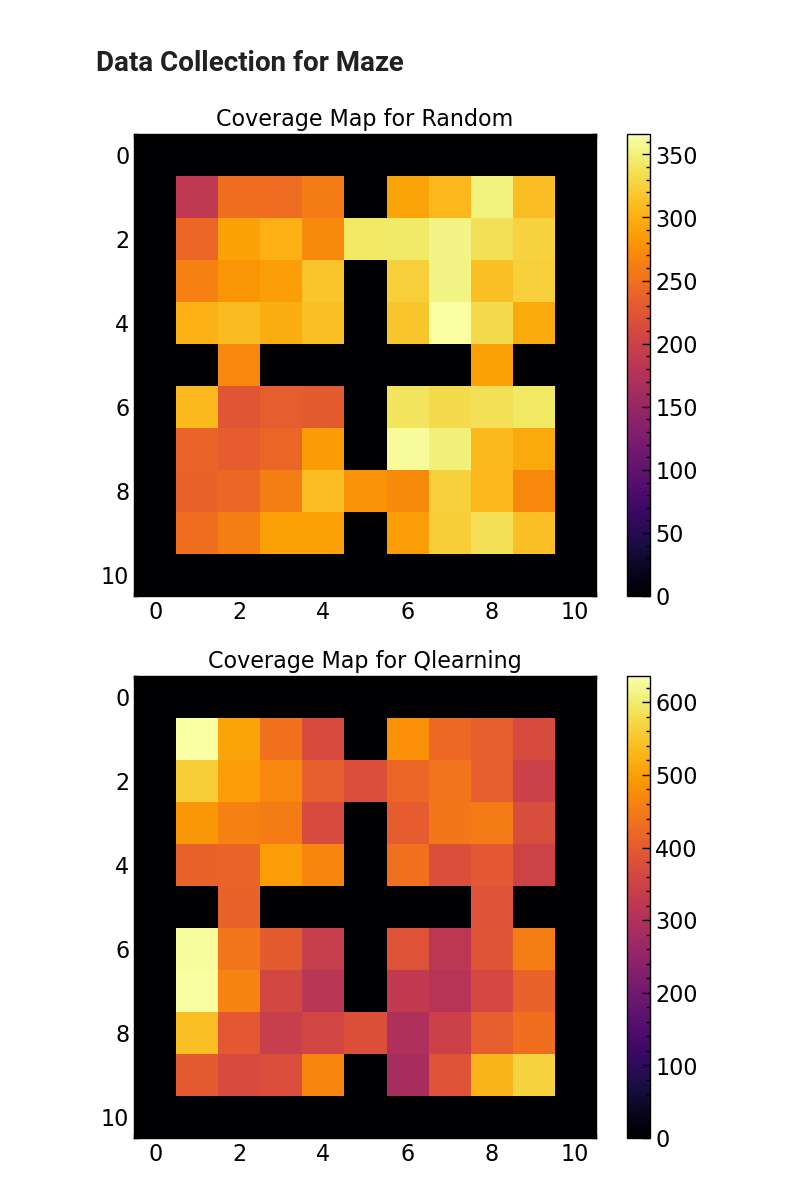
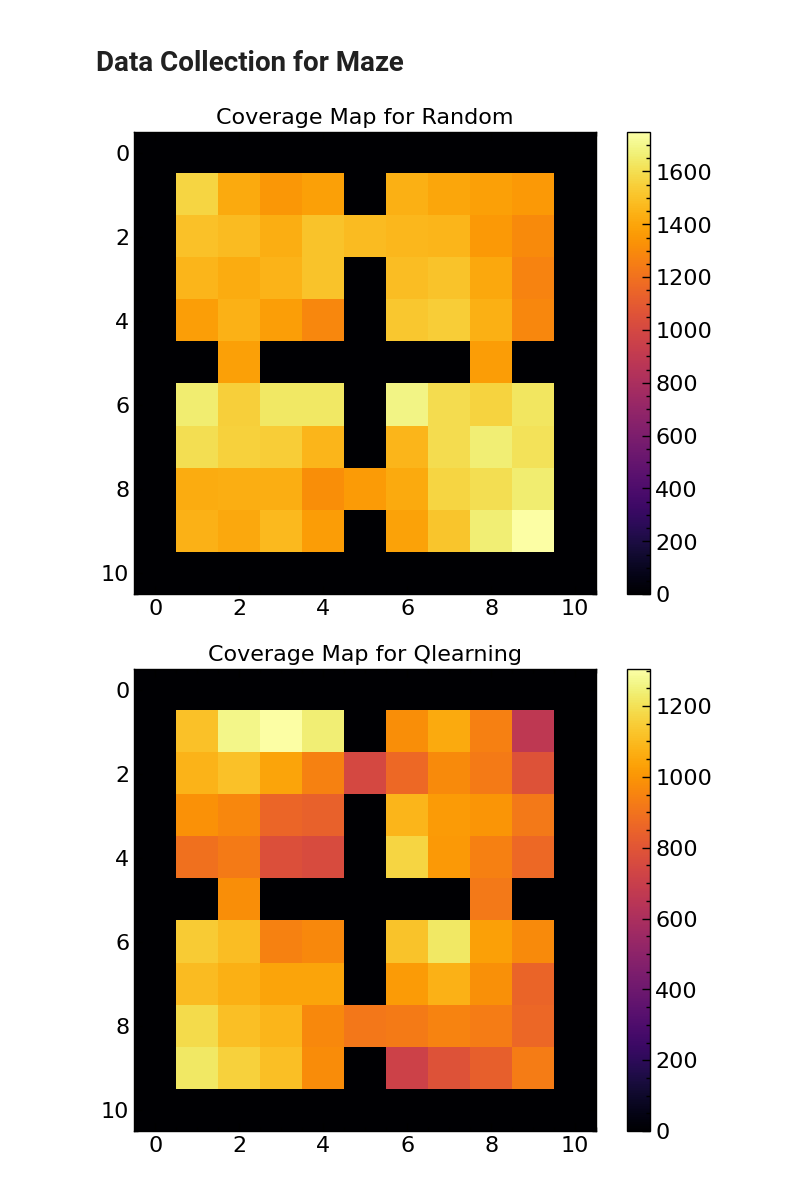
Before and after one commit to skylooop/ZeroShotRL, a Jupyter notebook: notebooks/mazes.ipynb, the cells around one changed output. Drawn from its saved outputs; the diff is of its cells as text; code cells hidden in the pictures.

```diff
--- a/notebooks/mazes.ipynb
+++ b/notebooks/mazes.ipynb
@@ -63,7 +51,7 @@ plt.tight_layout()
 # %% [markdown]
 # Data Collection for Maze
 # %%
-def random_exploration(env, num_episodes=100, num_steps=200):
+def random_exploration(env, num_episodes=500, num_steps=200):
     coverage_map = np.where(env.maze_state == 1, -100, 0)
     dataset = dict()
     observations = []
@@ -103,13 +91,9 @@ def random_exploration(env, num_episodes=100, num_steps=200):
     dataset['actions'] = dataset['actions'][ob_mask][:, None]
     new_terminals = np.concatenate([dataset['terminals'][1:], [1.0]])
     dataset['terminals'] = new_terminals[ob_mask].astype(np.float32)
-
-    # # Normalize
-    # dataset['observations'] /= np.array(env.maze.size, dtype=np.float32)
-    # dataset['next_observations'] /= np.array(env.maze.size, dtype=np.float32)
     return coverage_map, dataset
 
-def q_learning(env, num_episodes=200, horizon_T=200, alpha=0.1, gamma=0.99, epsilon=0.5):
+def q_learning(env, num_episodes=500, horizon_T=200, alpha=0.1, gamma=0.99, epsilon=0.5):
     Q = np.zeros((env.maze.size[0], env.maze.size[1], env.action_space.n))
     coverage_map = np.where(env.maze_state == 1, -1000, env.maze_state)
     dataset = dict()
@@ -149,35 +133,35 @@ def q_learning(env, num_episodes=200, horizon_T=200, alpha=0.1, gamma=0.99, epsi
         dones.append(np.stack(cur_dones))
 
     dataset['observations'] = np.concatenate(observations)
     dataset['terminals'] = np.concatenate(dones)
     dataset['actions'] = np.concatenate(actions)
 
     ob_mask = (1.0 - dataset['terminals']).astype(bool)
     next_ob_mask = np.concatenate([[False], ob_mask[:-1]])
     dataset['next_observations'] = dataset['observations'][next_ob_mask]
     dataset['observations'] = dataset['observations'][ob_mask]
     dataset['actions'] = dataset['actions'][ob_mask][:, None]
     new_terminals = np.concatenate([dataset['terminals'][1:], [1.0]])
     dataset['terminals'] = new_terminals[ob_mask].astype(np.float32)
 
     return coverage_map, dataset
 
 def visualize_coverage_map(coverage_map, name):
     plt.imshow(coverage_map, cmap='inferno', vmin=0)
     plt.colorbar()
     plt.title(f'Coverage Map for {name}')
     plt.show()
 
 # Example usage
 env = FourRoomsMazeEnv(Maze())
 coverage_map_random, dataset_random = random_exploration(env)
 visualize_coverage_map(coverage_map_random, name='Random')
 
 coverage_map_q_learning, dataset_q_learning = q_learning(env)
 visualize_coverage_map(coverage_map_q_learning, name='Qlearning')
 # %% [output]
-[figure, old version]
+[figure, new version]
-[figure, old version]
+[figure, new version]
 # %%
 from utils.datasets import Dataset
 
```
Also changed, not shown: parts of 10 cells of this notebook, 9 other files.
